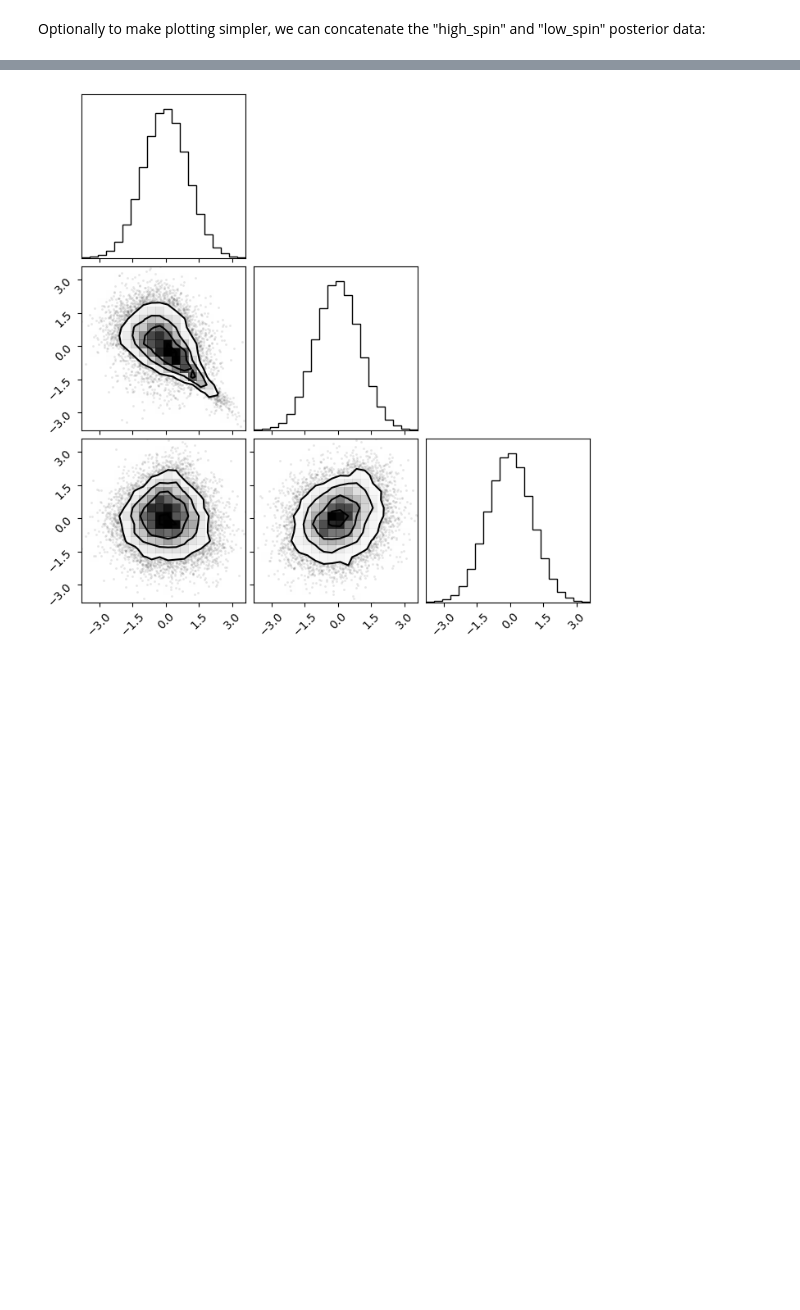
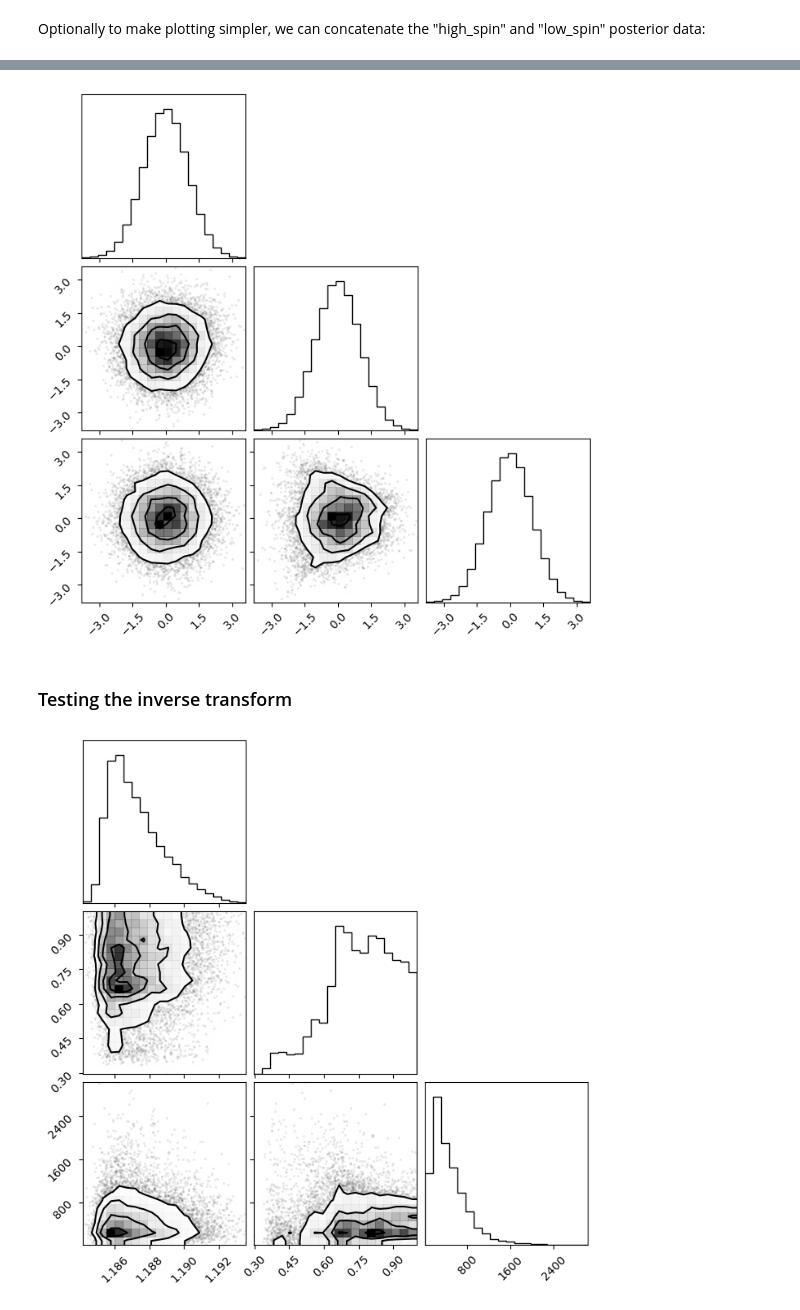
Before and after one commit to manchunyeung/popnflow, a Jupyter notebook: data_170817.ipynb, the cells around one changed output, grey strips where cells are left out. Saved outputs shown, nothing was run; the diff lists cells and outputs as text; code cells hidden in the pictures; blank space fills up the shorter version.

```diff
--- a/data_170817.ipynb
+++ b/data_170817.ipynb
@@ -154,6 +215,17 @@ def cdf(samples):
 # %%
 # processed_data
-param = np.vstack([cdf(M_chirp), cdf(q), cdf(Lambda)])
+param = np.vstack([cdf(M_chirp), cdf(q), cdf(Lambda_tilde)])
 fig1 = corner.corner(param.T)
 # %% [output]
-[figure, old version]
+[figure, new version]
+# %% [markdown]
+### Testing the inverse transform
+# %%
+def in_cdf_transform(samples, trans):
+    U = norm.cdf(trans)
+    return np.quantile(samples, U)
+
+param = np.vstack([in_cdf_transform(M_chirp, cdf(M_chirp)), in_cdf_transform(q, cdf(q)), in_cdf_transform(Lambda_tilde, cdf(Lambda_tilde))])
+fig2 = corner.corner(param.T)
+# %% [output]
+[figure, added]
```
Also changed, not shown: parts of 21 cells of this notebook.
